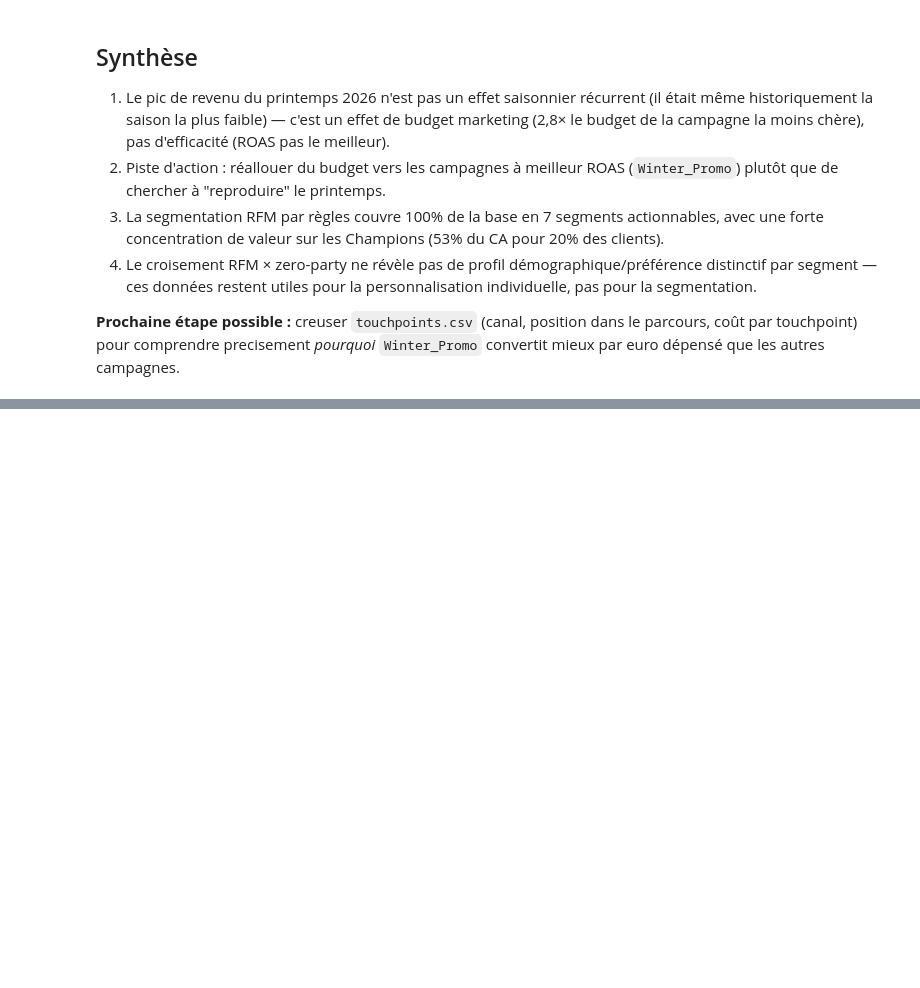
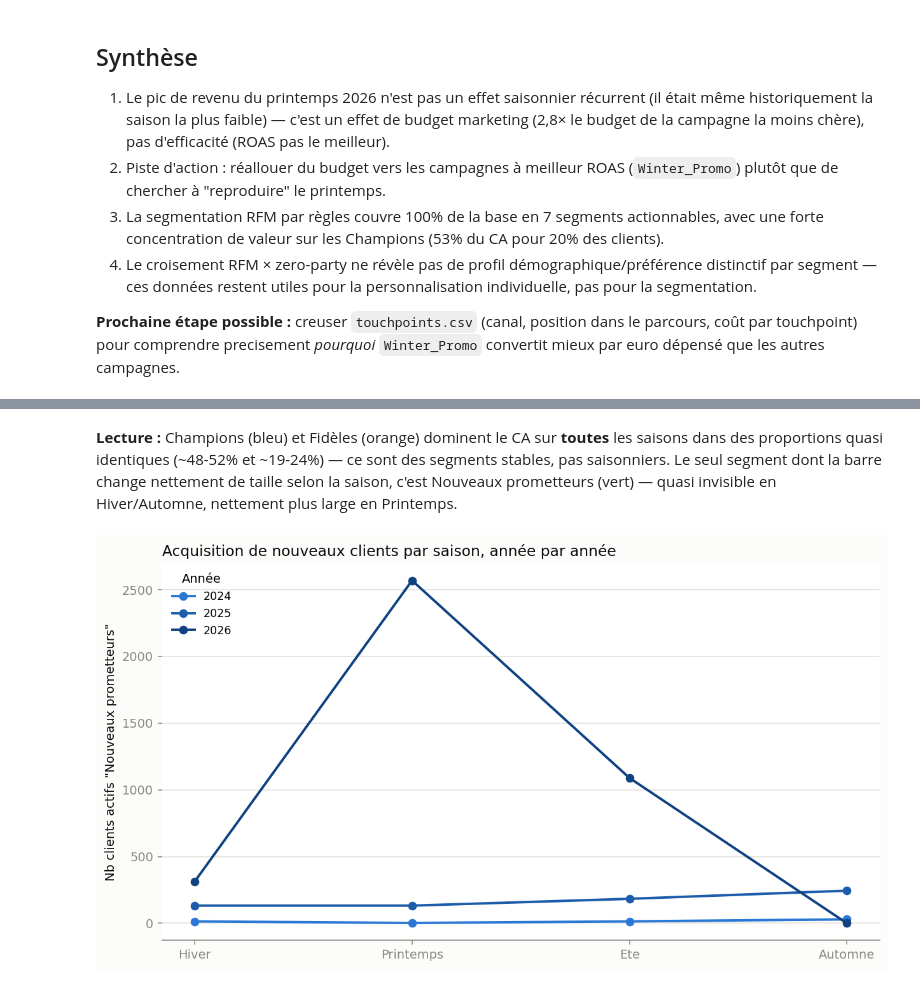
Before and after one commit to Msegura4/lumina_and_co_data_marketing, a Jupyter notebook: notebook_TP_kemil.ipynb, the cells around one changed output, grey strips where cells are left out. Saved outputs shown, nothing was run; the diff lists cells and outputs as text; code cells hidden in the pictures; blank space fills up the shorter version.

```diff
--- a/notebook_TP_kemil.ipynb
+++ b/notebook_TP_kemil.ipynb
@@ -207,0 +275,25 @@ Perdus                                           14.3  ...         13.9
+# %% [markdown]
+**Lecture :** Champions (bleu) et Fidèles (orange) dominent le CA sur **toutes** les saisons dans des proportions quasi identiques (~48-52% et ~19-24%) — ce sont des segments stables, pas saisonniers. Le seul segment dont la barre change nettement de taille selon la saison, c'est Nouveaux prometteurs (vert) — quasi invisible en Hiver/Automne, nettement plus large en Printemps.
+# %%
+np_clients = tx[tx["segment"] == "Nouveaux prometteurs"].groupby(["annee", "saison"])["customer_id"].nunique().unstack(fill_value=0)
+np_clients = np_clients.reindex(columns=saisons_ordre)
+
+annee_colors = {2022: "#86b6ef", 2023: "#5598e7", 2024: "#2a78d6", 2025: "#1c5cab", 2026: "#104281"}
+
+fig, ax = plt.subplots(figsize=(9, 5))
+for annee in sorted(np_clients.index):
+    if annee not in annee_colors:
+        continue
+    ax.plot(saisons_ordre, np_clients.loc[annee, saisons_ordre], marker="o", markersize=6,
+            linewidth=2, color=annee_colors[annee], label=str(annee))
+ax.set_ylabel('Nb clients actifs "Nouveaux prometteurs"')
+ax.set_title("Acquisition de nouveaux clients par saison, année par année", loc="left")
+ax.grid(axis="y", color="#e1e0d9", linewidth=0.8, zorder=0)
+ax.set_axisbelow(True)
+for spine in ["top", "right", "left"]:
+    ax.spines[spine].set_visible(False)
+ax.legend(loc="upper left", frameon=False, fontsize=9, title="Année")
+plt.tight_layout()
+plt.show()
+# %% [output]
+[figure, added]
```
Also changed, not shown: parts of 40 cells of this notebook, 1 other file.
